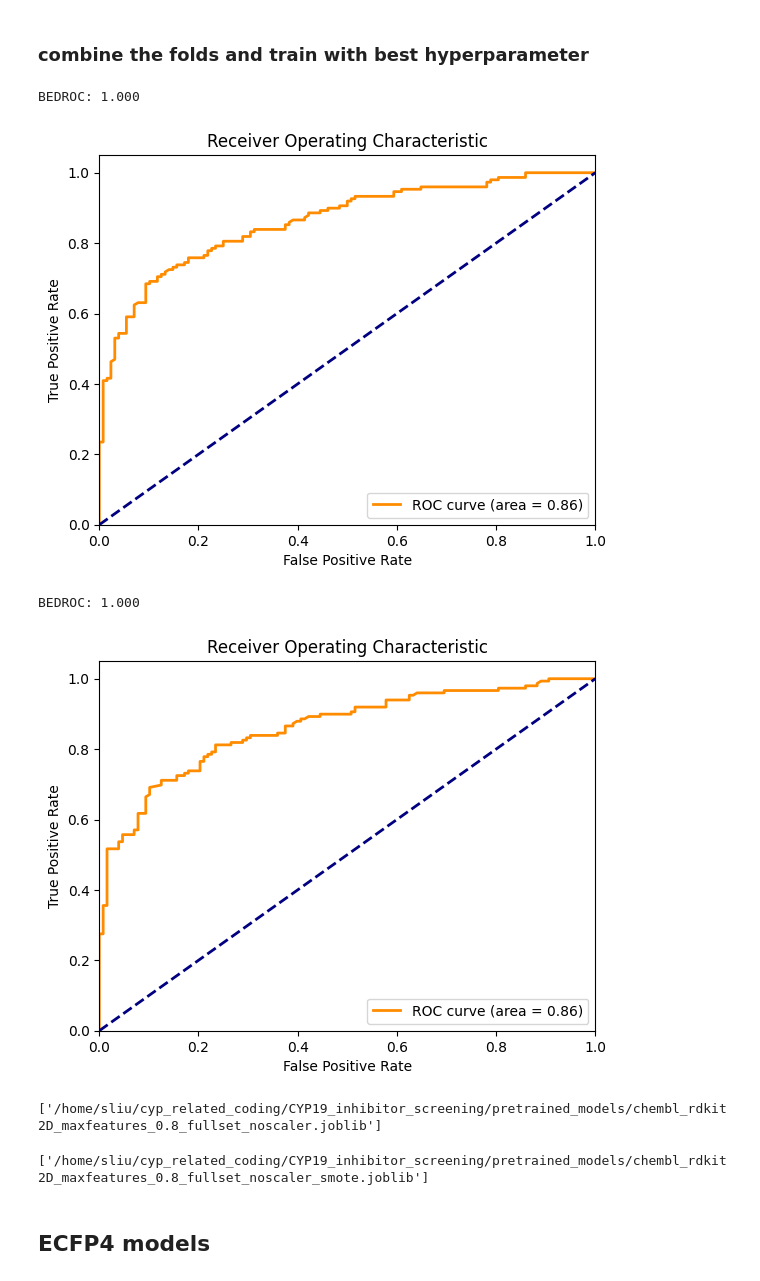
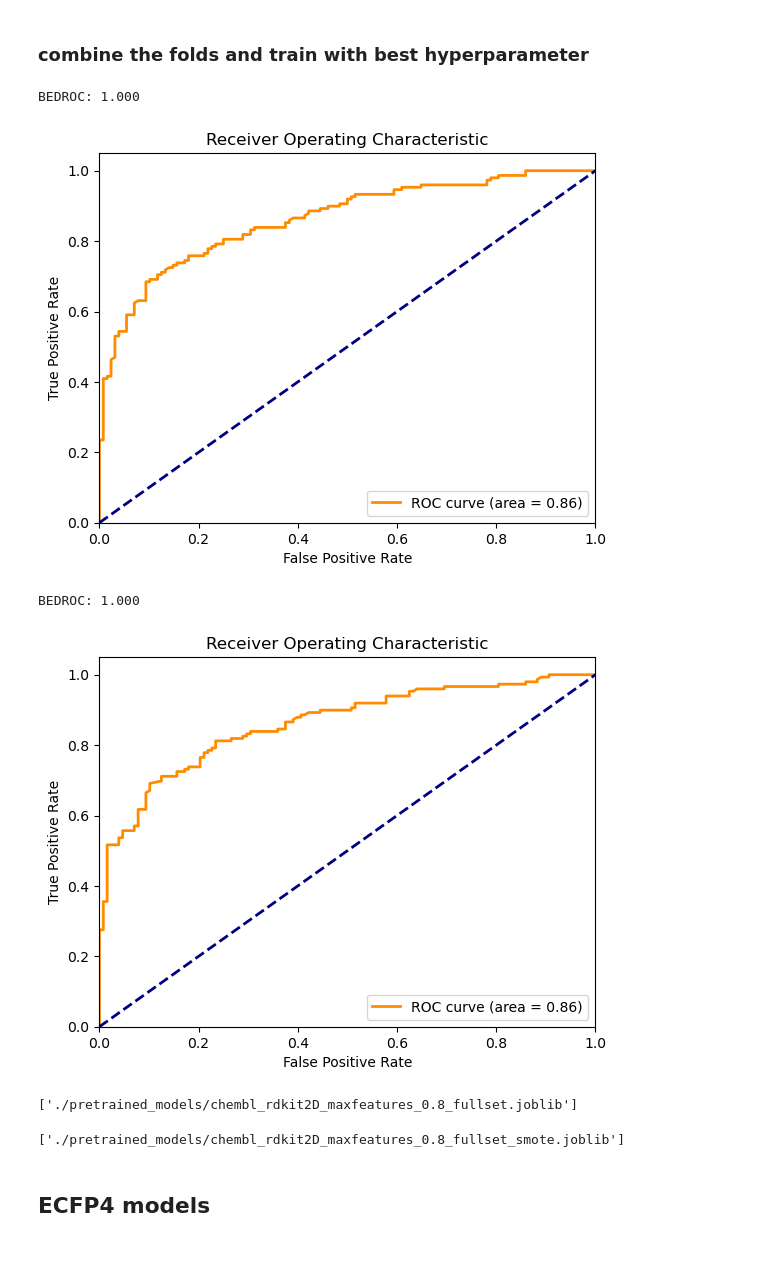
Before and after one commit to sijie-liu97/CYP19_inhibitor_screening, a Jupyter notebook: modeltraining_chembl.ipynb, the cells around one changed output. Saved outputs shown, nothing was run; the diff lists cells and outputs as text; code cells hidden in the pictures; blank space fills up the shorter version.

```diff
--- a/modeltraining_chembl.ipynb
+++ b/modeltraining_chembl.ipynb
@@ -33,8 +33,8 @@ def tpr_at_fpr(fpr_array, tpr_array, target_fpr=0.01):
     interp_tpr = interp1d(fpr_array, tpr_array)
     return interp_tpr(target_fpr)
 # %%
-subset1 = pd.read_csv('/home/sliu/cyp_related_coding/CYP19_inhibitor_screening/datasets/3_train_test_split/chembl_trainset_featurized.csv')
-subset2 = pd.read_csv('/home/sliu/cyp_related_coding/CYP19_inhibitor_screening/datasets/3_train_test_split/chembl_testset_featurized.csv')
+subset1 = pd.read_csv('./datasets/3_train_test_split/chembl_trainset_featurized.csv')
+subset2 = pd.read_csv('./datasets/3_train_test_split/chembl_testset_featurized.csv')
 # %%
 print(len(subset1), len(subset2))
 # %% [output]
@@ -365,38 +365,38 @@ plt.legend(loc="lower right")
 plt.show()
 # %% [output]
 BEDROC: 1.000
-[figure, old version]
+[figure, new version]
 # %%
 ## model_00 (with smote)
 # Predict probabilities for the test data
-y_scores = model_00.predict_proba(X_externaltest)[:, 1]
+y_scores = model_00.predict_proba(X)[:, 1]
 
 # Compute ROC metrics
 fpr, tpr, thresholds = roc_curve(y, y_scores)
 
 # Compute AUC
 roc_auc = auc(fpr, tpr)
 
 #bedroc
 score = list(zip(y_scores, y))
 score.sort(key=lambda x: x[0], reverse=True)
 bedroc_score = CalcBEDROC(score, 1, 80.5)
 print("BEDROC: {:.3f}".format(bedroc_score))
 
 # Plot the ROC curve
 plt.figure()
 plt.plot(fpr, tpr, color='darkorange', lw=2, label='ROC curve (area = %0.2f)' % roc_auc)
 plt.plot([0, 1], [0, 1], color='navy', lw=2, linestyle='--')
 plt.xlim([0.0, 1.0])
 plt.ylim([0.0, 1.05])
 plt.xlabel('False Positive Rate')
 plt.ylabel('True Positive Rate')
 plt.title('Receiver Operating Characteristic')
 plt.legend(loc="lower right")
 plt.show()
 # %% [output]
 BEDROC: 1.000
-[figure, old version]
+[figure, new version]
 # %%
 ## the smote moedl has same performance as the original model
 # %%
@@ -408,16 +408,16 @@ y = fullset.y_ture_lable
 # %%
 combined_model = RandomForestClassifier(n_estimators=1000,class_weight='balanced', max_features=0.8,
                                         min_samples_split=2, random_state=42).fit(X, y)
-joblib.dump(combined_model, f'/home/sliu/cyp_related_coding/CYP19_inhibitor_screening/pretrained_models/chembl_rdkit2D_maxfeatures_0.8_fullset_noscaler.joblib')
+joblib.dump(combined_model, f'./pretrained_models/chembl_rdkit2D_maxfeatures_0.8_fullset.joblib')
 # %% [output]
-['/home/sliu/cyp_related_coding/CYP19_inhibitor_screening/pretrained_models/chembl_rdkit2D_maxfeatures_0.8_fullset_noscaler.joblib']
+['./pretrained_models/chembl_rdkit2D_maxfeatures_0.8_fullset.joblib']
 # %%
-X, y = sm.fit_resample(X,y)
-combined_model = RandomForestClassifier(n_estimators=1000,class_weight='balanced', max_features=0.8,
-                                        min_samples_split=2, random_state=42).fit(X, y)
-joblib.dump(combined_model, f'/home/sliu/cyp_related_coding/CYP19_inhibitor_screening/pretrained_models/chembl_rdkit2D_maxfeatures_0.8_fullset_noscaler_smote.joblib')
+#X, y = sm.fit_resample(X,y)
+#combined_model = RandomForestClassifier(n_estimators=1000,class_weight='balanced', max_features=0.8,
+#                                        min_samples_split=2, random_state=42).fit(X, y)
+#joblib.dump(combined_model, f'./pretrained_models/chembl_rdkit2D_maxfeatures_0.8_fullset_smote.joblib')
 # %% [output]
-['/home/sliu/cyp_related_coding/CYP19_inhibitor_screening/pretrained_models/chembl_rdkit2D_maxfeatures_0.8_fullset_noscaler_smote.joblib']
+['./pretrained_models/chembl_rdkit2D_maxfeatures_0.8_fullset_smote.joblib']
 # %% [markdown]
 ## ECFP4 models
 # %% [markdown]
```
Also changed, not shown: parts of 7 cells of this notebook, 31 other files.
